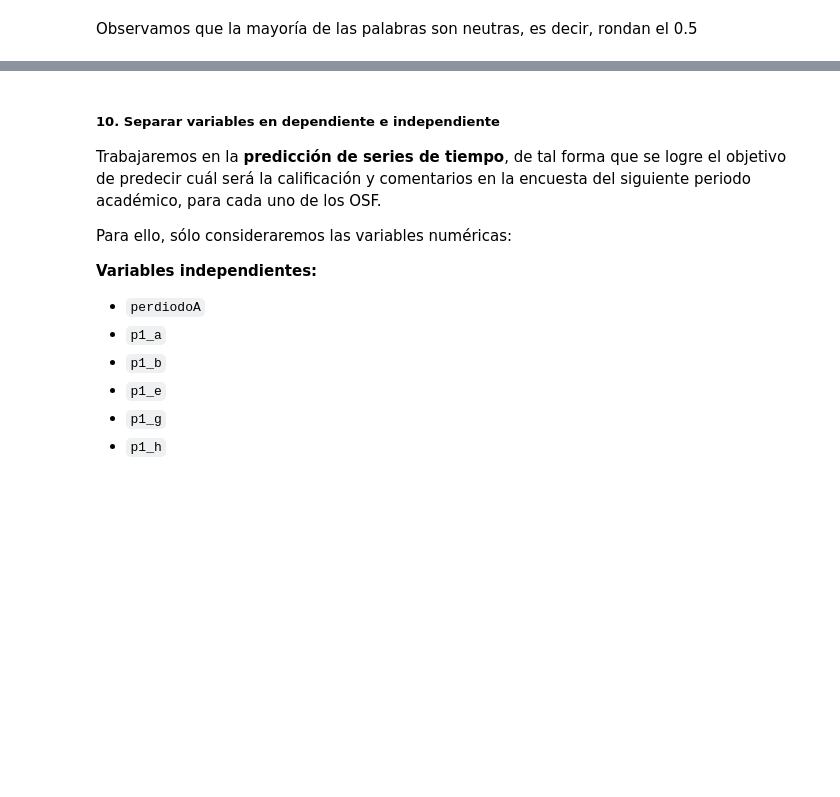
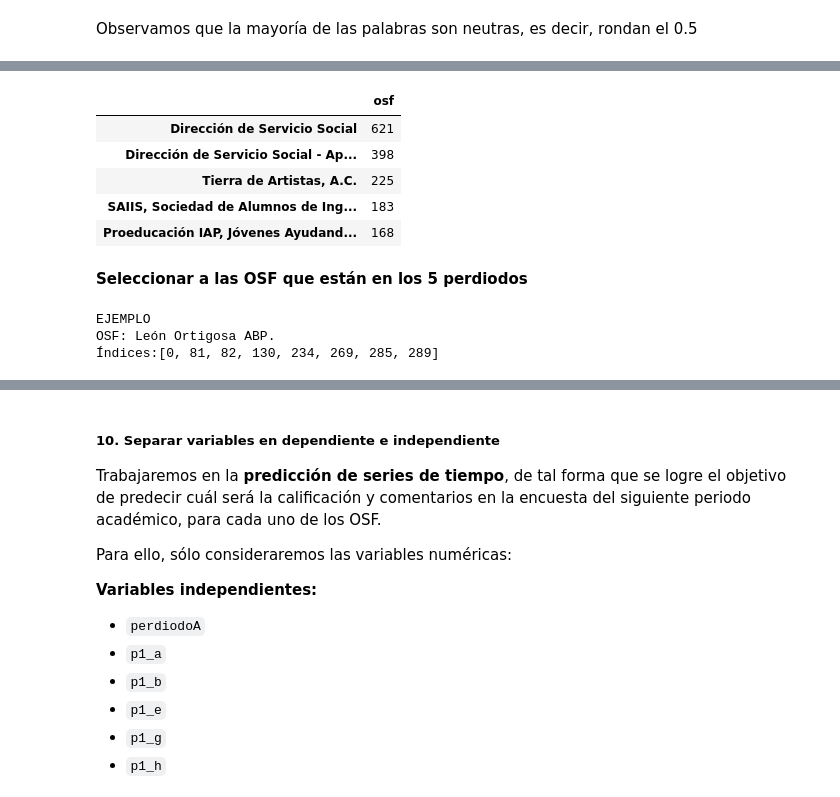
Before and after one commit to EstebanPerez25/ACD-Modelo_predictivo_de_satisfacion, a Jupyter notebook: Modelo_predictivo_de_satisfacción.ipynb, the cells around one changed output, grey strips where cells are left out. Saved outputs shown, nothing was run; the diff lists cells and outputs as text; code cells hidden in the pictures; blank space fills up the shorter version.

```diff
--- a/Modelo_predictivo_de_satisfacción.ipynb
+++ b/Modelo_predictivo_de_satisfacción.ipynb
@@ -975,0 +974,13 @@ df_coment.head()
+# %%
+df_osf = pd.DataFrame(df_coment.osf.value_counts())
+# %%
+df_osf.head(5)
+# %% [output]
+|  | osf |
+| Dirección de Servicio Social | 621 |
+| Dirección de Servicio Social - Ap... | 398 |
+| Tierra de Artistas, A.C. | 225 |
+| SAIIS, Sociedad de Alumnos de Ing... | 183 |
+| Proeducación IAP, Jóvenes Ayudand... | 168 |
+# %% [markdown]
+**Seleccionar a las OSF que están en los 5 perdiodos**
@@ -975,0 +995,6 @@ df_coment.head()
+# %%
+print(f'EJEMPLO\nOSF: {osfs[0]}.\nÍndices:{list(dict_osf[osfs[0]])}')
+# %% [output]
+EJEMPLO
+OSF: León Ortigosa ABP.
+Índices:[0, 81, 82, 130, 234, 269, 285, 289]
```
Also changed, not shown: parts of 29 cells of this notebook.
